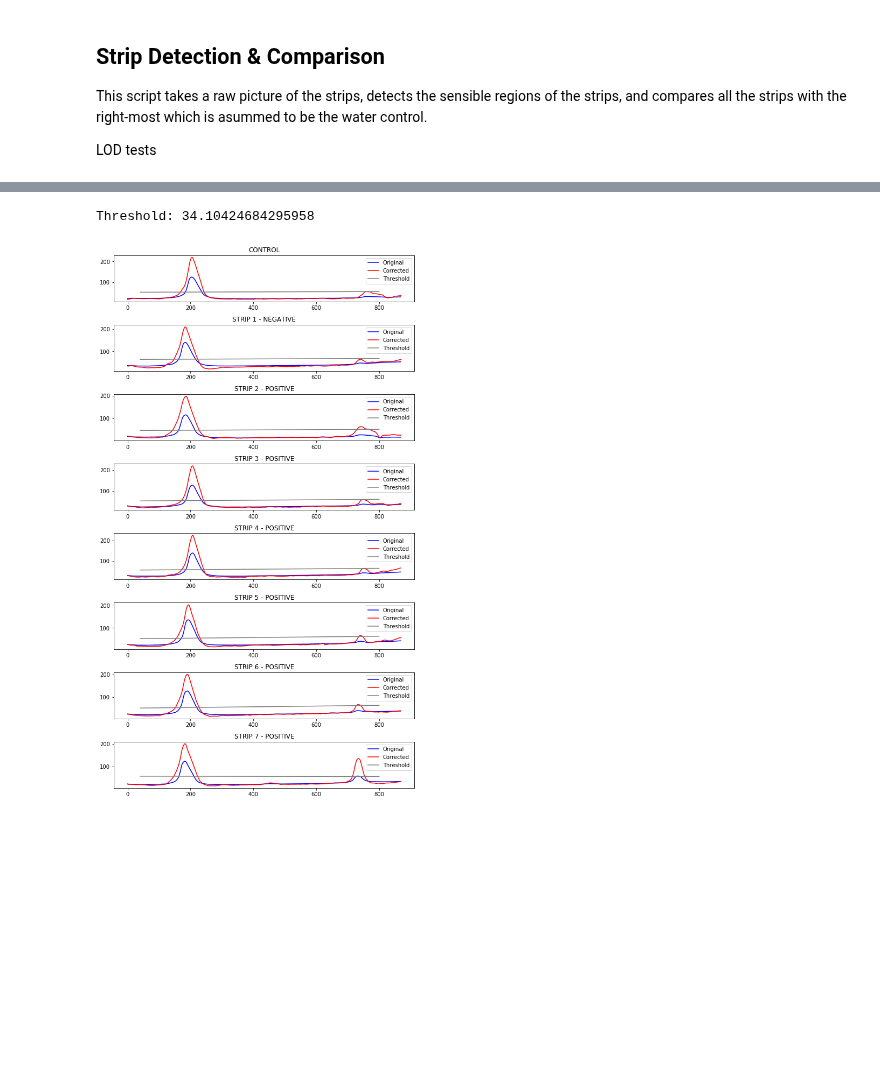
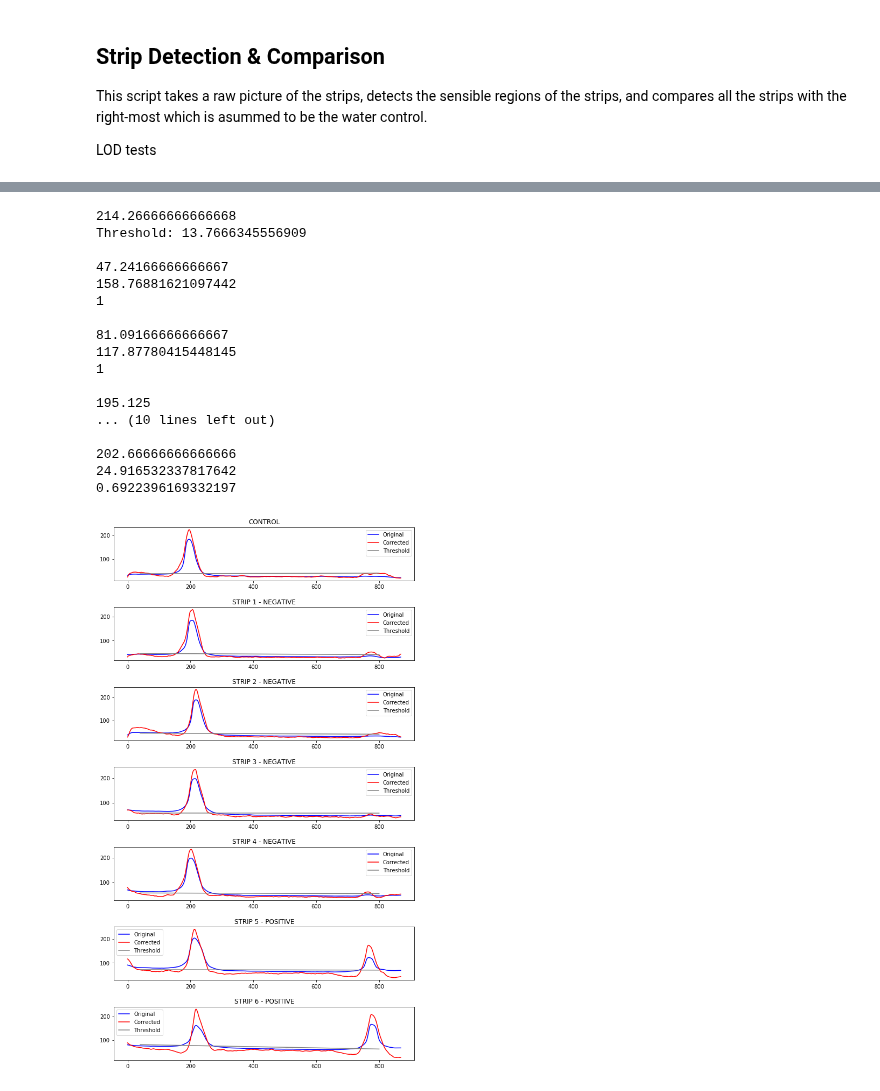
Before and after one commit to broadinstitute/HandLens-1.0.0, a Jupyter notebook: notebooks/Strip Detection and Analysis.ipynb, the cells around one changed output, grey strips where cells are left out. Saved outputs shown, nothing was run; the diff lists cells and outputs as text; code cells hidden in the pictures; blank space fills up the shorter version.

```diff
--- a/notebooks/Strip Detection and Analysis.ipynb
+++ b/notebooks/Strip Detection and Analysis.ipynb
@@ -68,16 +67,6 @@ minRedBoxArea = stripPixelArea*20/300
 # The maximum and minimum allowed ratios of the areas of green boxes and red arrow-bounding boxes
 maxRedGreenBoxRatio = 3500.0/4000
 minRedGreenBoxRatio = 2000.0/4500
-# minRedGreenIntersection = 1000.0/4500
-
-# White box strip ratio
-# whiteBoxStripRatio = 160/1700.0
-
-# The Y value above which the top of the strip should be
-# maxTopY = int(w * 0.2)
-
-# Minimum intensity for binary thresholding of the top portion of the strips
-minStripThreshold = 190
 
 # Sensitive area of the strip
 stripWidth = 200
@@ -89,7 +78,7 @@ stripHoldY = 900
 marginFraction = 0.2
 
 # LOD Standard deviation obtained from low concentration samples
-LODStandardDeviation = 31
+LODStandardDeviation = 29
 ThresholdFactor = 0.5
 
 # Red is at the beginning/end of the hue range, so it covers the [0-15] and the [170, 180]
@@ -326,6 +307,7 @@ plt.imshow(cv2.cvtColor(tmp, cv2.COLOR_BGR2RGB))
 # %%
 # Processing Step 3: binary thresholding of the entire image to extract the top part of the strips
-ret, thresh = cv2.threshold(image, minStripThreshold, 255, cv2.THRESH_BINARY)
+ret, thresh = cv2.threshold(image, 50, 255, cv2.THRESH_BINARY)
+thresh = cv2.medianBlur(thresh, thresh.shape[0]//150%2*2 + 1)
 
 fig, ax = plt.subplots(figsize=(10, 10))
 plt.imshow(cv2.cvtColor(thresh, cv2.COLOR_BGR2RGB))
@@ -681,7 +665,7 @@ for img in raw_strip_images:
     vimg = cv2.flip(nimg, 0)
 #     if idx == 1: plots[idx].axis('off')
 
-    plots[idx].imshow(cv2.cvtColor(vimg, cv2.COLOR_BGR2RGB))
+    plots[idx].imshow(cv2.cvtColor(vimg, cv2.COLOR_BGR2GRAY), cmap = 'gray')
     plots[idx].set_yticklabels(tick_labels)
     plots[idx].set_xticklabels([])
     idx += 1
@@ -773,15 +757,21 @@ def getmin(data):
 
 
 # Naive prediction using threshold obtained from set of controls and low concentration samples
-def predict(data, threshold):
+def predict(data, threshold, LODStandardDeviation = 29):
     m, sd, min_pos = getmin(data)
     slope, y_int = np.polyfit(np.linspace(350, 549, 150).astype(int), [np.mean(row) for
-                                                          row in data[400: 550]], deg=1)
+                                                                       row in data[400: 550]],
+                              deg=1)
 
-    if y_int + slope*min_pos - m > threshold: return "POSITIVE"
-#     if m < LODThreshold: return "POSITIVE"
-#     elif m < LODThreshold + 2 * sd: return "BORDERLINE"
-    else: return "NEGATIVE"
+    print(m)
+    signal_height = y_int + slope * min_pos - m
+    print(signal_height)
+
+    f = ((threshold + LODStandardDeviation) - signal_height) / (LODStandardDeviation*2)
+    if f < 0: f = 0
+    if 1 < f: f = 1
+    score = 1 - f
+    return score
 
 fig, plots = plt.subplots(len(norm_strip_images), figsize=(10, 10))
 plt.subplots_adjust(top=1.5, hspace=0.5)
@@ -810,34 +800,55 @@ slope, y_int = np.polyfit(np.linspace(350, 549, 150).astype(int), [np.mean(row)
                                                           row in data0[400: 550]], deg=1)
 
 threshold = y_int + slope*min_pos - (min0 - (ThresholdFactor - 0.5) * 2 * LODStandardDeviation)
+print(min0)
 print("Threshold:", threshold)
 
 
 # Strip indexes decrease right to left (e.g. the first strip on the left
 # has the highest index)
 for img in hew_corrected_norm_strip_images:
+    print()
     data = img.astype('int32')
     nrows = data.shape[0]
     values = np.array([])
     for r in range(0, nrows):
         values = np.append(values, 255 - np.mean(data[r]))
     corrected = plots[idx].plot(values,'r')
     if idx == 0:
         plots[idx].set_title("CONTROL")
         legend_info.append(corrected)
     else:
         pred = predict(data, threshold)
-        plots[idx].set_title("STRIP " + str(idx) + " - " + pred)
+        class_threshold = 0.8
+        pred_string = "POSITIVE" if pred> class_threshold else "NEGATIVE"
+        print(pred)
+        plots[idx].set_title("STRIP " + str(idx) + " - " + pred_string)
 
     slope, y_int = np.polyfit(np.linspace(350, 549, 150).astype(int), [np.mean(row) for
                                                   row in data[400: 550]], deg=1)
     plots[idx].plot([40, 800], [255 - (slope*40 + y_int) + threshold,
                                 255 - (slope*800 + y_int) + threshold], 'k-', color='grey')
     blue_line = mlines.Line2D([], [], color='blue', label='Original')
     red_line = mlines.Line2D([], [], color='red', label='Corrected')
     grey_line = mlines.Line2D([], [], color='grey', label='Threshold')
     plots[idx].legend(handles=[blue_line, red_line, grey_line])
     idx -= 1
 # %% [output]
-Threshold: 34.10424684295958
+214.26666666666668
+Threshold: 13.7666345556909
+
+47.24166666666667
+158.76881621097442
+1
+
+81.09166666666667
+117.87780415448145
+1
+
+195.125
+... (10 lines left out)
+
+202.66666666666666
+24.916532337817642
+0.6922396169332197
-[figure, old version]
+[figure, new version]
```
Also changed, not shown: parts of 13 cells of this notebook, 9 other files.
